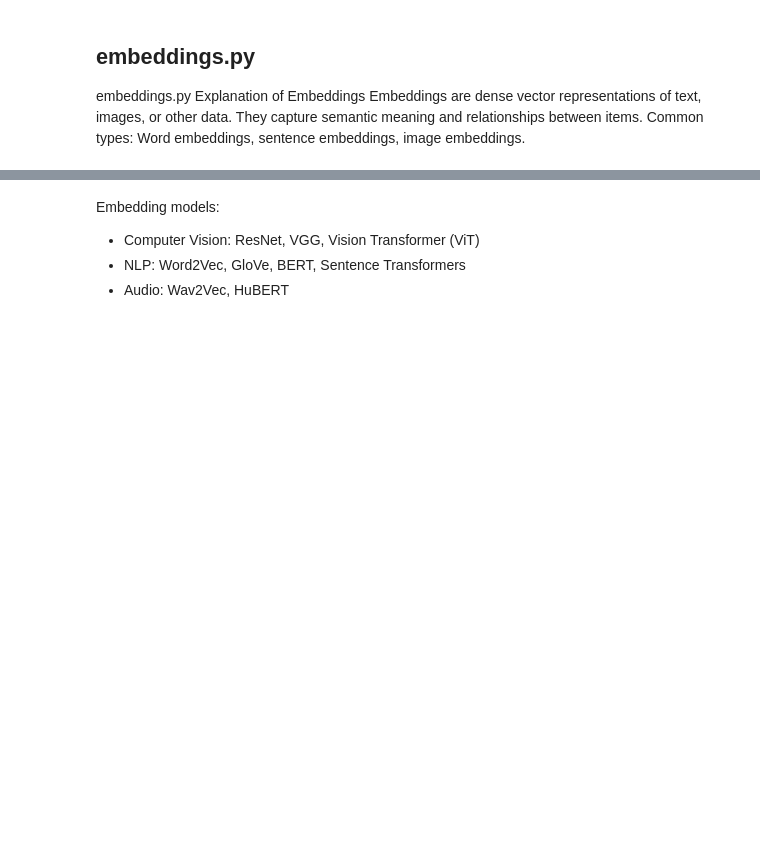
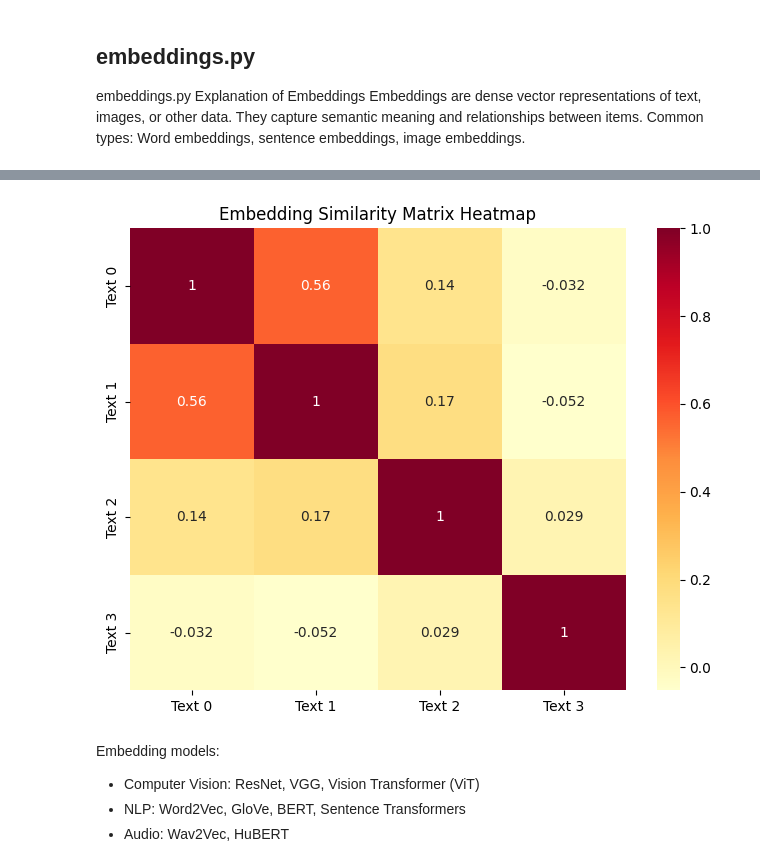
Before and after one commit to satyamsharma17/rag, a Jupyter notebook: module03_embeddings_search/module03_embeddings_search_notebook.ipynb, the cells around one changed output, grey strips where cells are left out. Drawn from its saved outputs; the diff is of its cells as text; code cells hidden in the pictures; blank space fills up the shorter version.

```diff
--- a/module03_embeddings_search/module03_embeddings_search_notebook.ipynb
+++ b/module03_embeddings_search/module03_embeddings_search_notebook.ipynb
@@ -51,3 +86,14 @@ print(similarities)  # Print the full similarity matrix
+# %%
+import matplotlib.pyplot as plt
+import seaborn as sns
+
+# Visualize similarity matrix as heatmap
+plt.figure(figsize=(8, 6))
+sns.heatmap(similarities, annot=True, cmap='YlOrRd', xticklabels=[f'Text {i}' for i in range(len(texts))], yticklabels=[f'Text {i}' for i in range(len(texts))])
+plt.title('Embedding Similarity Matrix Heatmap')
+plt.show()
+# %% [output]
+[figure, added]
 # %% [markdown]
 Embedding models:
 - Computer Vision: ResNet, VGG, Vision Transformer (ViT)
```
Also changed, not shown: parts of 10 cells of this notebook, 11 other files.
